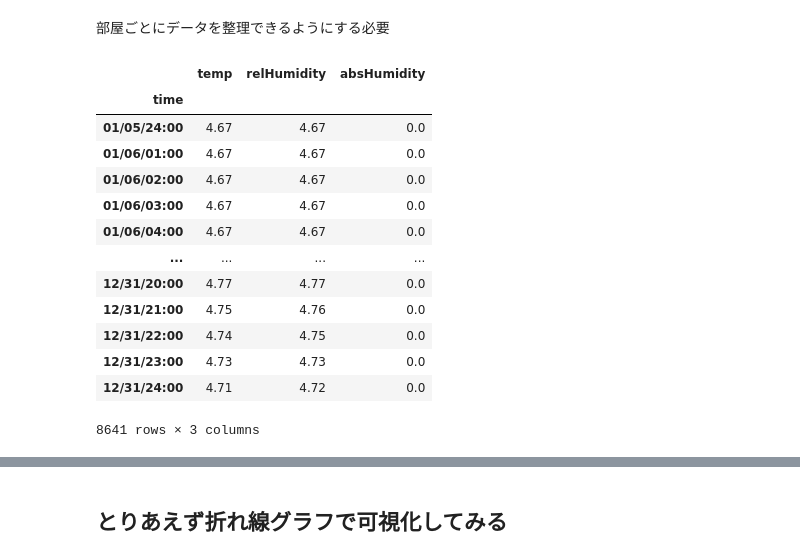
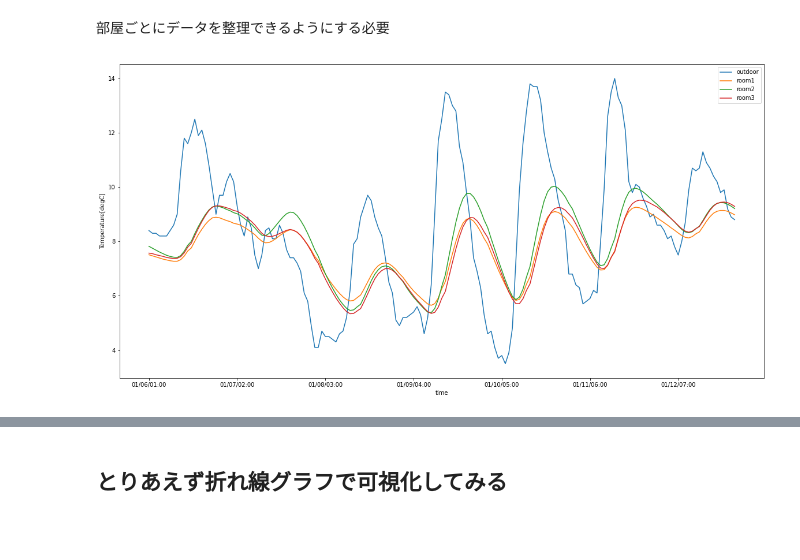
Before and after one commit to katsuya0719/therb-notebook, a Jupyter notebook: 時系列データ分析.ipynb, the cells around one changed output, grey strips where cells are left out. Saved outputs shown, nothing was run; the diff lists cells and outputs as text; code cells hidden in the pictures; blank space fills up the shorter version.

```diff
--- a/時系列データ分析.ipynb
+++ b/時系列データ分析.ipynb
@@ -23 +34,3 @@ resultData = getResultData(1)
+# %%
+threeZoneList = getResultData(6)
 # %%
@@ -63,17 +75,30 @@ df_room2 = convertToDataframe(resultData[1]['results'])
 # %%
-df_room2
+df_outdoor=convertToDataframe(resultDataList[0]["results"])
+df_room1=convertToDataframe(resultDataList[1]["results"])
+df_room2=convertToDataframe(resultDataList[2]["results"])
-# %% [output]
-|  | temp | relHumidity | absHumidity |
-| time |  |  |  |
-| 01/05/24:00 | 4.67 | 4.67 | 0.0 |
-| 01/06/01:00 | 4.67 | 4.67 | 0.0 |
-| 01/06/02:00 | 4.67 | 4.67 | 0.0 |
-| 01/06/03:00 | 4.67 | 4.67 | 0.0 |
-| 01/06/04:00 | 4.67 | 4.67 | 0.0 |
-| ... | ... | ... | ... |
-| 12/31/20:00 | 4.77 | 4.77 | 0.0 |
-| 12/31/21:00 | 4.75 | 4.76 | 0.0 |
-| 12/31/22:00 | 4.74 | 4.75 | 0.0 |
-| 12/31/23:00 | 4.73 | 4.73 | 0.0 |
-| 12/31/24:00 | 4.71 | 4.72 | 0.0 |
-8641 rows × 3 columns
+# %%
+dfDict = {}
+tempData = []
+columns=[]
+for resultData in resultDataList:
+    df = convertToDataframe(resultData["results"])
+    dfDict[resultData["roomId"]]=df
+    tempData.append(df["temp"])
+    columns.append(resultData["roomId"])
+# %%
+def compareDataPlot(resultDataList,columnName):
+    tempData = []
+    columns=[]
+    for resultData in resultDataList:
+        df = convertToDataframe(resultData["results"])
+        tempData.append(df[columnName])
+        columns.append(resultData["roomId"])
+    df=pd.concat(tempData,axis=1)
+    df.columns = columns
+
+    ax=df[1:168].plot(figsize=(20,10))
+    ax.set_ylabel("Temperature[degC]")
+# %%
+compareDataPlot(threeZoneList,"temp")
+# %% [output]
+[figure, added]
```
Also changed, not shown: parts of 14 cells of this notebook, 1 other file.
